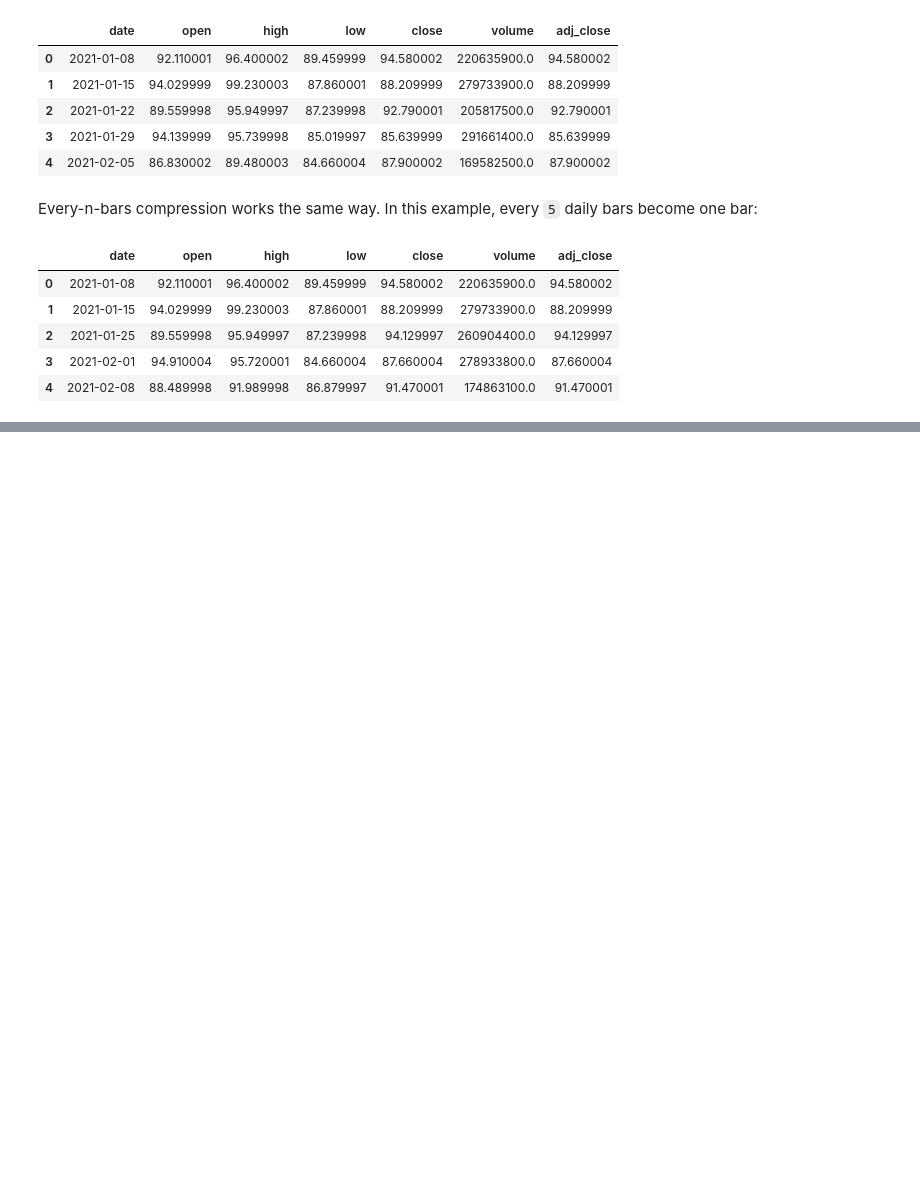
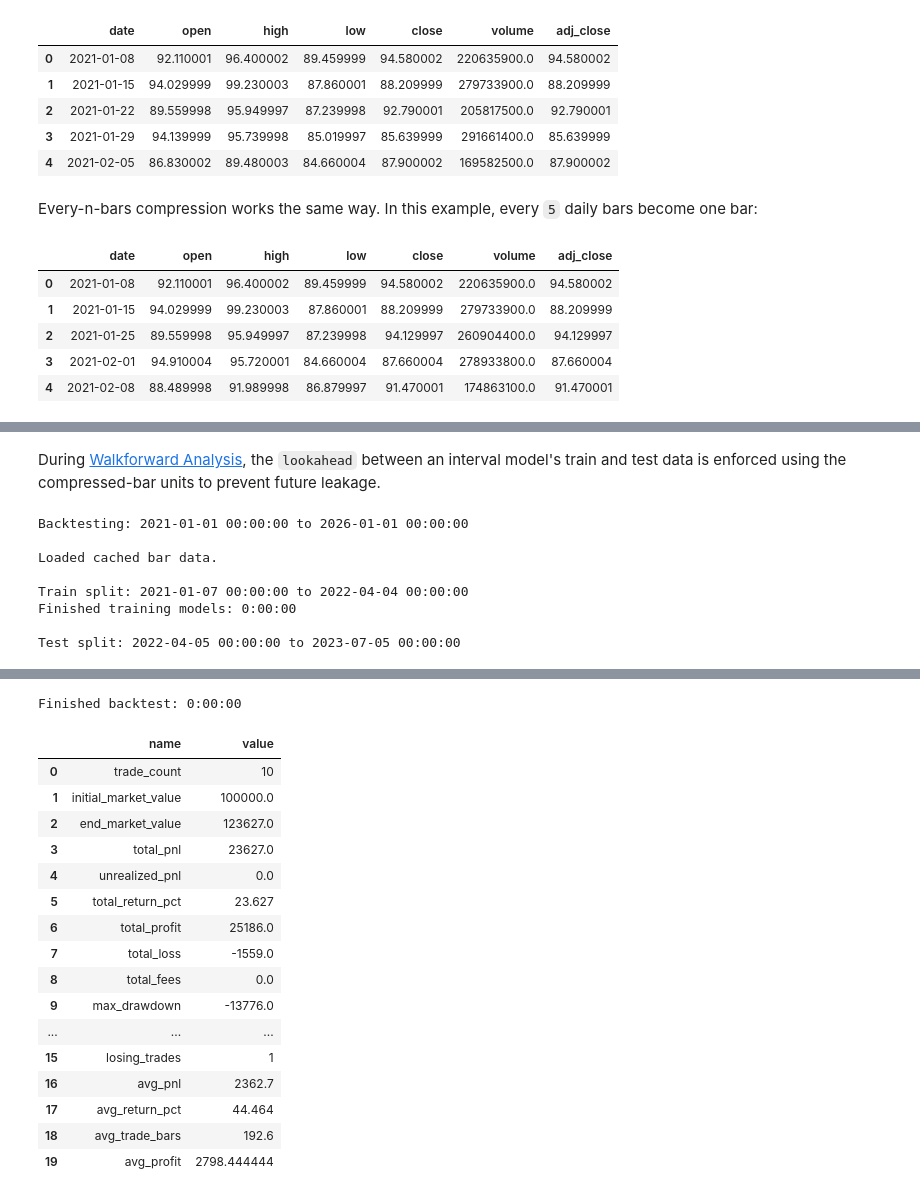
Before and after one commit to edtechre/pybroker, a Jupyter notebook: docs/source/notebooks/15. Multiple Time Intervals.ipynb, the cells around one changed output, grey strips where cells are left out. Cells and saved outputs as stored; diff of their text form; code cells hidden in the pictures; blank space fills up the shorter version.

```diff
--- a/docs/source/notebooks/15. Multiple Time Intervals.ipynb
+++ b/docs/source/notebooks/15. Multiple Time Intervals.ipynb
@@ -159,0 +223,47 @@ Finished backtest: 0:00:01
+# %%
+from sklearn.linear_model import LinearRegression
+
+
+def train_weekly(symbol, train_data, test_data):
+    # Predict the next weekly return from the weekly close.
+    returns = train_data["close"].pct_change().shift(-1)
+    train_rows = train_data.assign(pred=returns).dropna()
+    model = LinearRegression()
+    model.fit(train_rows[["close"]], train_rows[["pred"]])
+    return model, ["close"]
+
+
+model_weekly = pybroker.model("weekly_slr", train_weekly)
+
+
+def hold_with_model(ctx):
+    preds = ctx.interval("weekly").preds("weekly_slr")
+    if len(preds) == 0:
+        return
+    if not ctx.long_pos():
+        if preds[-1] > 0:
+            ctx.buy_shares = 100
+    elif preds[-1] < 0:
+        ctx.sell_all_shares()
+
+
+strategy = Strategy(yfinance, start_date="1/1/2021", end_date="1/1/2026")
+strategy.add_execution(
+    hold_with_model,
+    ["AMD", "NVDA", "INTC"],
+    models=model_weekly.intervals("weekly"),
+)
+# %% [markdown]
+During [Walkforward Analysis](https://www.pybroker.com/en/latest/reference/pybroker.strategy.html#pybroker.strategy.Strategy.walkforward), the `lookahead` between an interval model's train and test data is enforced using the compressed-bar units to prevent future leakage.
+# %%
+result = strategy.walkforward(windows=3, train_size=0.5, timeframe="1d")
+result.metrics_df.head(20)
+# %% [output]
+Backtesting: 2021-01-01 00:00:00 to 2026-01-01 00:00:00
+
+Loaded cached bar data.
+
+Train split: 2021-01-07 00:00:00 to 2022-04-04 00:00:00
+Finished training models: 0:00:00
+
+Test split: 2022-04-05 00:00:00 to 2023-07-05 00:00:00
@@ -159,0 +281,18 @@ Finished backtest: 0:00:01
+Finished backtest: 0:00:00
+|  | name | value |
+| 0 | trade_count | 10 |
+| 1 | initial_market_value | 100000.0 |
+| 2 | end_market_value | 123627.0 |
+| 3 | total_pnl | 23627.0 |
+| 4 | unrealized_pnl | 0.0 |
+| 5 | total_return_pct | 23.627 |
+| 6 | total_profit | 25186.0 |
+| 7 | total_loss | -1559.0 |
+| 8 | total_fees | 0.0 |
+| 9 | max_drawdown | -13776.0 |
+| ... | ... | ... |
+| 15 | losing_trades | 1 |
+| 16 | avg_pnl | 2362.7 |
+| 17 | avg_return_pct | 44.464 |
+| 18 | avg_trade_bars | 192.6 |
+| 19 | avg_profit | 2798.444444 |
```
Also changed, not shown: parts of 11 cells of this notebook.
